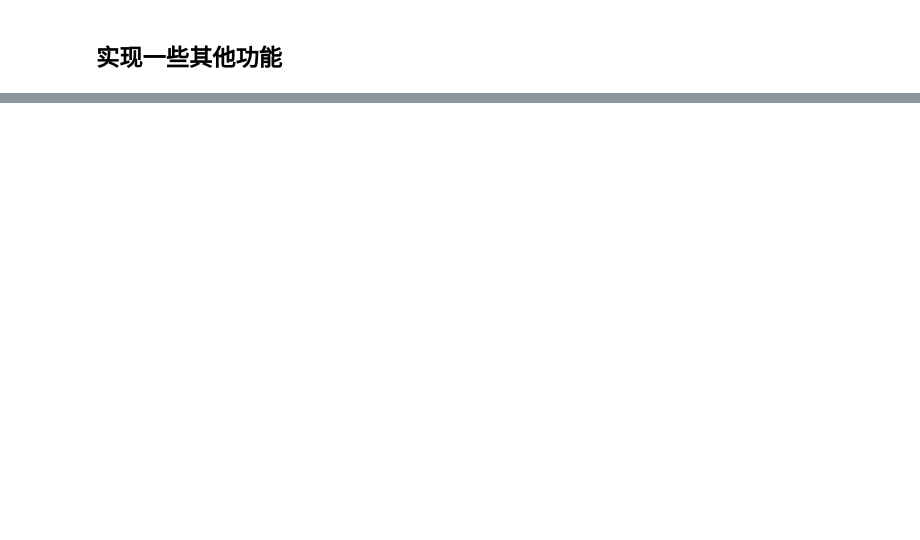
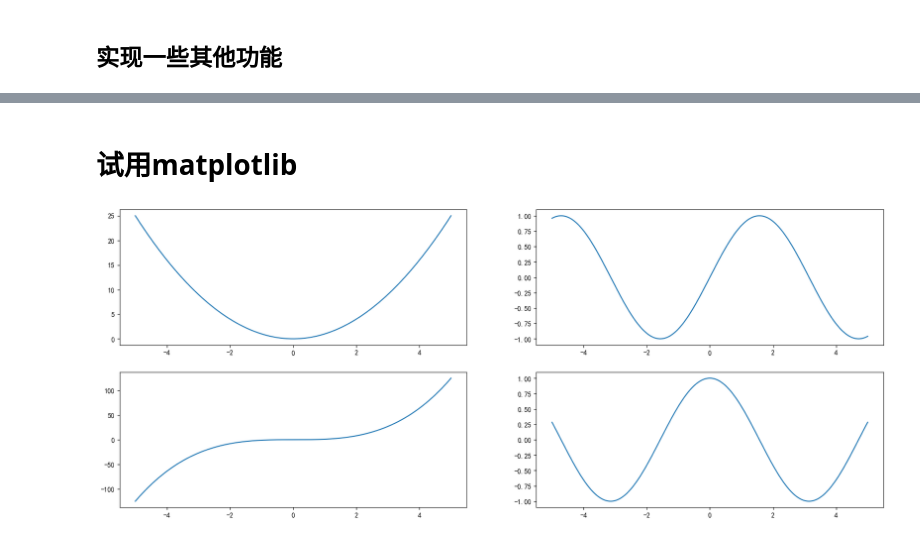
Before and after one commit to xiaohaiteng-zj/use_conda, a Jupyter notebook: matplotlib/2.基础图像的绘制.ipynb, the cells around one changed output, grey strips where cells are left out. Saved outputs shown, nothing was run; the diff lists cells and outputs as text; code cells hidden in the pictures; blank space fills up the shorter version.

```diff
--- a/matplotlib/2.基础图像的绘制.ipynb
+++ b/matplotlib/2.基础图像的绘制.ipynb
@@ -66,0 +207,17 @@ plt.show()
+# %% [markdown]
+# 试用matplotlib
+# %%
+import numpy as np
+
+x = np.linspace(-5, 5, 10000)
+
+fig, axes = plt.subplots(nrows=2, ncols=2, figsize=(20, 8), dpi=100)
+
+axes[0][0].plot(x, x*x)
+axes[0][1].plot(x, np.sin(x))
+axes[1][0].plot(x, x*x*x)
+axes[1][1].plot(x, np.cos(x))
+
+plt.show()
+# %% [output]
+[figure, added]
```
Also changed, not shown: parts of 14 cells of this notebook, 3 other files.
